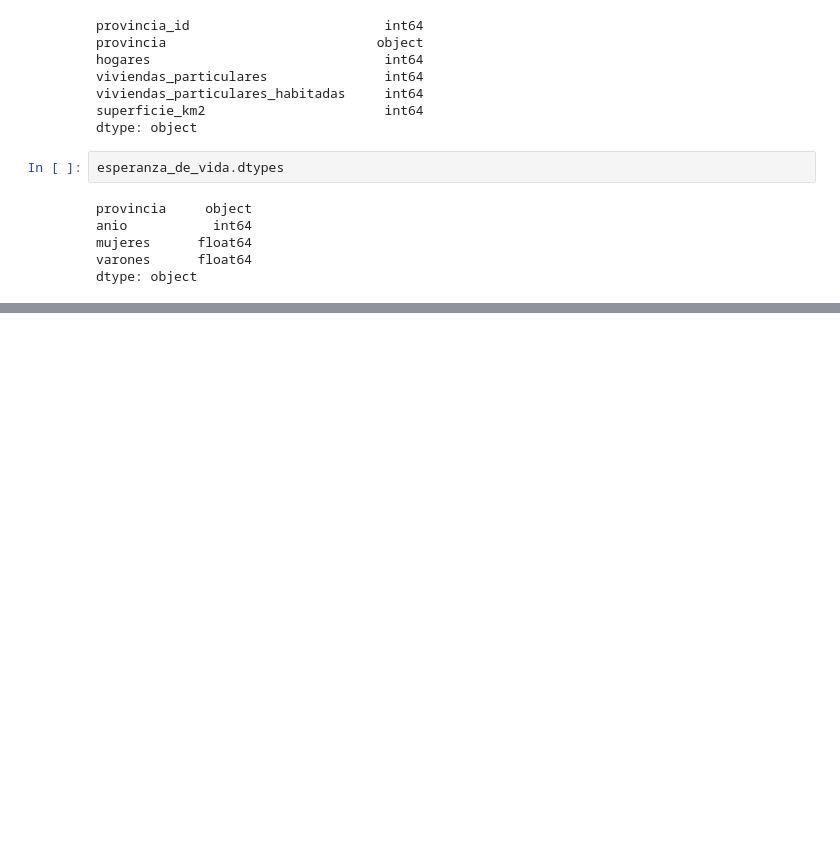
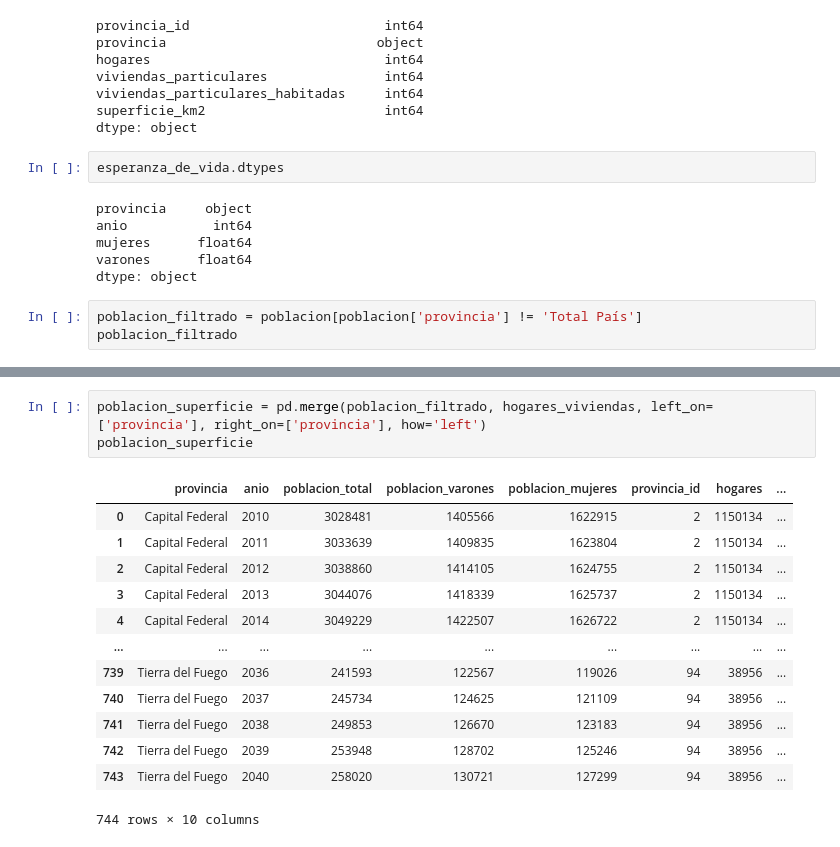
Before and after one commit to yanetcoronelok/api2_coronel_yanet, a Jupyter notebook: api2_coronel_yanet.ipynb, the cells around one changed output, grey strips where cells are left out. Cells and saved outputs as stored; diff of their text form; blank space fills up the shorter version.

Commit message:
filtrado & merge

```diff
--- a/api2_coronel_yanet.ipynb
+++ b/api2_coronel_yanet.ipynb
@@ -169,3 +169,6 @@ anio           int64
 mujeres      float64
 varones      float64
 dtype: object
+# %%
+poblacion_filtrado = poblacion[poblacion['provincia'] != 'Total País']
+poblacion_filtrado
@@ -171,0 +189,17 @@ dtype: object
+# %%
+poblacion_superficie = pd.merge(poblacion_filtrado, hogares_viviendas, left_on=['provincia'], right_on=['provincia'], how='left')
+poblacion_superficie
+# %% [output]
+|  | provincia | anio | poblacion_total | poblacion_varones | poblacion_mujeres | provincia_id | hogares | ... |
+| 0 | Capital Federal | 2010 | 3028481 | 1405566 | 1622915 | 2 | 1150134 | ... |
+| 1 | Capital Federal | 2011 | 3033639 | 1409835 | 1623804 | 2 | 1150134 | ... |
+| 2 | Capital Federal | 2012 | 3038860 | 1414105 | 1624755 | 2 | 1150134 | ... |
+| 3 | Capital Federal | 2013 | 3044076 | 1418339 | 1625737 | 2 | 1150134 | ... |
+| 4 | Capital Federal | 2014 | 3049229 | 1422507 | 1626722 | 2 | 1150134 | ... |
+| ... | ... | ... | ... | ... | ... | ... | ... | ... |
+| 739 | Tierra del Fuego | 2036 | 241593 | 122567 | 119026 | 94 | 38956 | ... |
+| 740 | Tierra del Fuego | 2037 | 245734 | 124625 | 121109 | 94 | 38956 | ... |
+| 741 | Tierra del Fuego | 2038 | 249853 | 126670 | 123183 | 94 | 38956 | ... |
+| 742 | Tierra del Fuego | 2039 | 253948 | 128702 | 125246 | 94 | 38956 | ... |
+| 743 | Tierra del Fuego | 2040 | 258020 | 130721 | 127299 | 94 | 38956 | ... |
+744 rows × 10 columns
```
Also changed, not shown: parts of 1 cell of this notebook.
